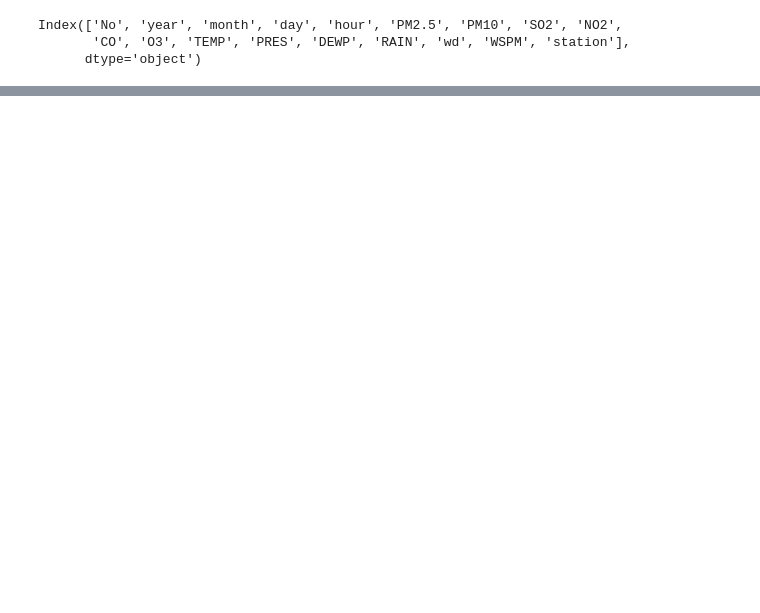
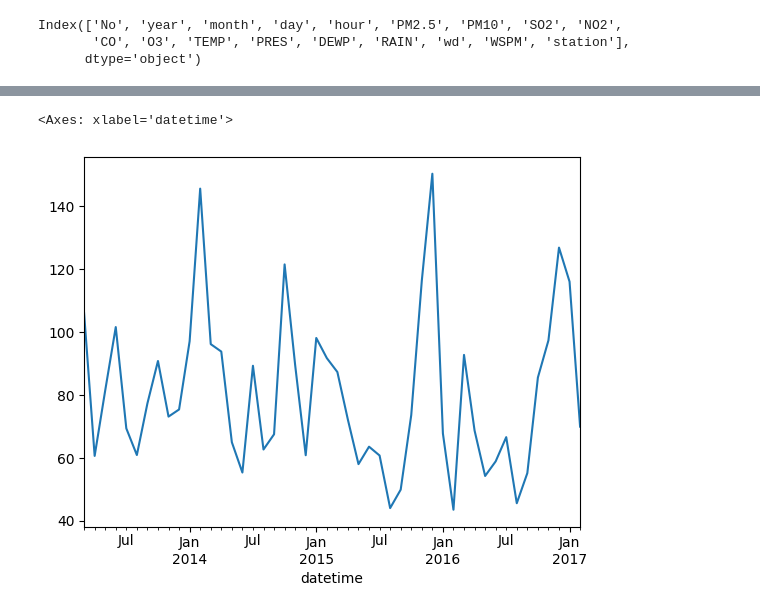
Before and after one commit to Usamah-Abdullateef/Air-Pollution_-Data-Analysis, a Jupyter notebook: Data_Analysis_test_code.ipynb, the cells around one changed output, grey strips where cells are left out. Cells and saved outputs as stored; diff of their text form; code cells hidden in the pictures; blank space fills up the shorter version.

```diff
--- a/Data_Analysis_test_code.ipynb
+++ b/Data_Analysis_test_code.ipynb
@@ -321,0 +245,22 @@ if 'station' in df.columns:
+# %%
+
+# Remove duplicate rows
+merged_df = df.drop_duplicates()
+
+# Handle missing values: fill numeric columns with their mean
+numeric_cols = merged_df.select_dtypes(include=['float64', 'int64']).columns
+merged_df[numeric_cols] = merged_df[numeric_cols].fillna(merged_df[numeric_cols].mean())
+
+# Drop rows where categorical column 'wd' is still missing
+merged_df = merged_df.dropna(subset=['wd'])
+
+# Create a unified datetime column
+merged_df['datetime'] = pd.to_datetime(merged_df[['year', 'month', 'day', 'hour']])
+merged_df = merged_df.drop(columns=['No', 'year', 'month', 'day', 'hour'])
+
+# Encode wind direction as numerical codes
+merged_df['wd'] = merged_df['wd'].astype('category').cat.codes
+
+# Reorder columns (datetime first)
+cols = ['datetime'] + [col for col in merged_df.columns if col != 'datetime']
+merged_df = merged_df[cols]
@@ -321,0 +283,6 @@ if 'station' in df.columns:
+# %%
+monthly_pm25 = merged_df.set_index('datetime').resample('M')['PM2.5'].mean()
+monthly_pm25.plot()
+# %% [output]
+<Axes: xlabel='datetime'>
+[figure, added]
```
Also changed, not shown: parts of 18 cells of this notebook.
